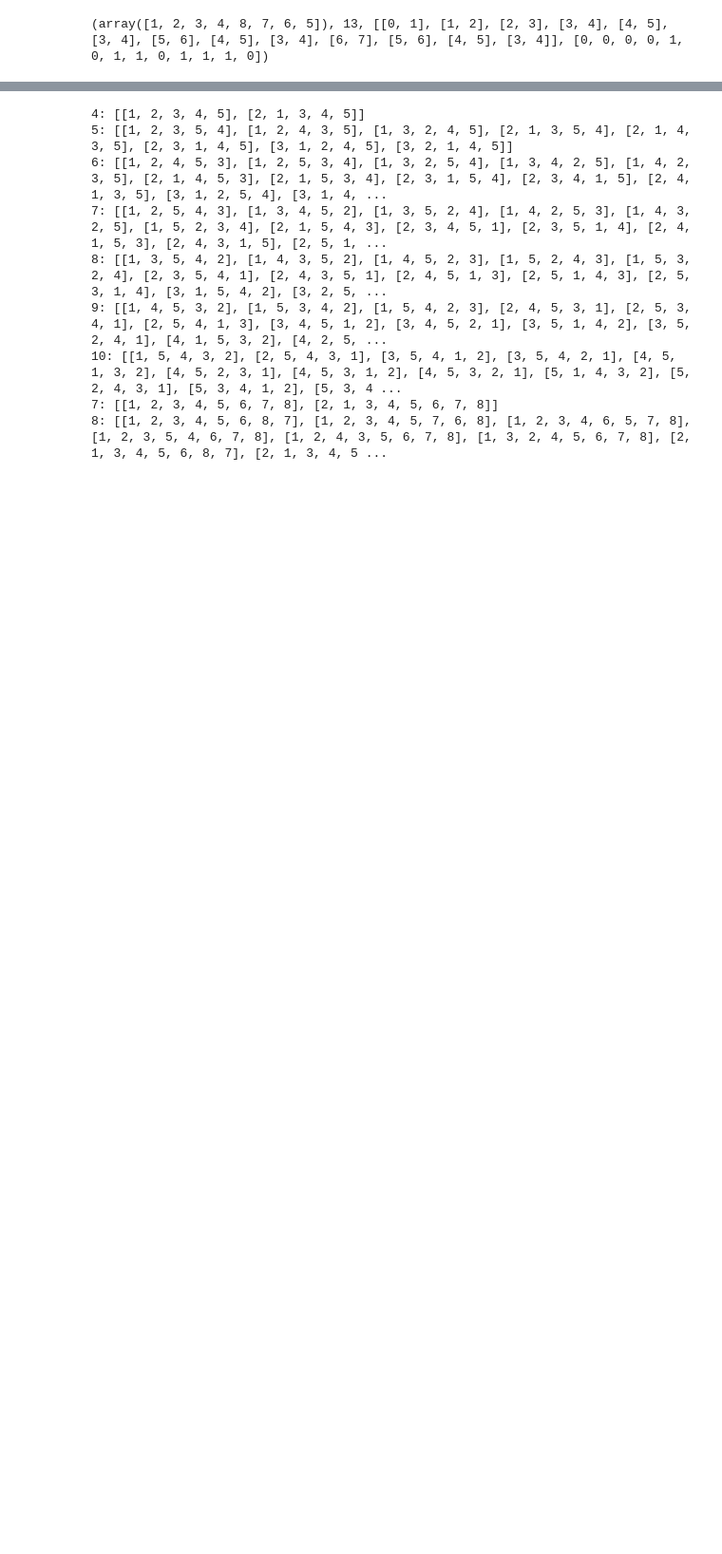
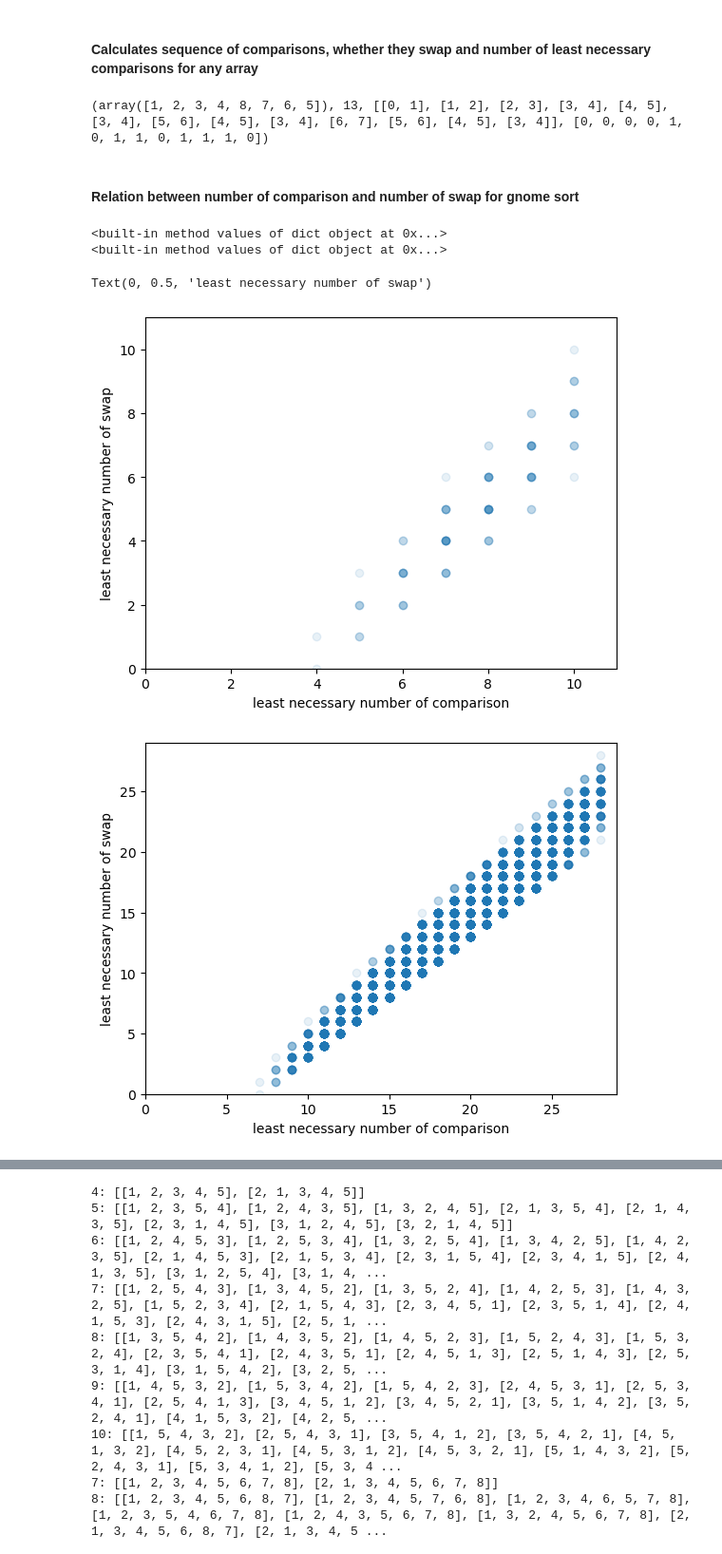
Before and after one commit to qguo7749/SSL_teaching, a Jupyter notebook: Gnome_Calcs.ipynb, the cells around one changed output, grey strips where cells are left out. Shown at 95% size. Cells and saved outputs as stored; diff of their text form; code cells hidden in the pictures; blank space fills up the shorter version.

Commit message:
changed example numbers, changed out-of-orderness, revised initial order, and other changes, ready for review

```diff
--- a/Gnome_Calcs.ipynb
+++ b/Gnome_Calcs.ipynb
@@ -14,3 +14,5 @@ warnings.filterwarnings('ignore')
+# %% [markdown]
+#### Calculates sequence of comparisons, whether they swap and number of least necessary comparisons for any array
 # %%
 #calculates sequence of comparisons, whether they swap and number of least necessary comparisons for an array with a certain order (for example: 6 4 3 1 5 2)
 #_f means forward and _b means backward
@@ -70,3 +72,50 @@ arr_test=np.array([1, 2, 3, 4, 8, 7, 6, 5])
 print(imit_seq(arr_test))
 # %% [output]
 (array([1, 2, 3, 4, 8, 7, 6, 5]), 13, [[0, 1], [1, 2], [2, 3], [3, 4], [4, 5], [3, 4], [5, 6], [4, 5], [3, 4], [6, 7], [5, 6], [4, 5], [3, 4]], [0, 0, 0, 0, 1, 0, 1, 1, 0, 1, 1, 1, 0])
+# %% [markdown]
+#### Relation between number of comparison and number of swap for gnome sort
+# %%
+array_5=[1,2,3,4,5]
+pp_5 = permutations(array_5)
+comp_swap_5={}
+for ii in list(pp_5):
+        array,nn,comp_seq,swap_or_not=imit_seq(np.array(ii))
+        array_str=''.join(str(x) for x in array)
+        if array_str not in comp_swap_5.keys():
+            comp_swap_5[array_str]=[nn,sum(swap_or_not)]
+        else:
+            comp_swap_5[array_str]=[nn,sum(swap_or_not)]
+print(comp_swap_5.values)
+x=[elem[0] for elem in comp_swap_5.values()]
+y=[elem[1] for elem in comp_swap_5.values()]
+plt.scatter(x, y,alpha=.1)  # alpha for duplicate points
+plt.xlim(0, 11)
+plt.ylim(0, 11)
+plt.xlabel('least necessary number of comparison')
+plt.ylabel('least necessary number of swap')
+
+array_8=[1,2,3,4,5,6,7,8]
+pp_8 = permutations(array_8)
+comp_swap_8={}
+for ii in list(pp_8):
+        array,nn,comp_seq,swap_or_not=imit_seq(np.array(ii))
+        array_str=''.join(str(x) for x in array)
+        if array_str not in comp_swap_8.keys():
+            comp_swap_8[array_str]=[nn,sum(swap_or_not)]
+        else:
+            comp_swap_8[array_str]=[nn,sum(swap_or_not)]
+print(comp_swap_8.values)
+x=[elem[0] for elem in comp_swap_8.values()]
+y=[elem[1] for elem in comp_swap_8.values()]
+plt.figure()
+plt.scatter(x, y,alpha=.1) # alpha for duplicate points
+plt.xlim(0, 29)
+plt.ylim(0, 29)
+plt.xlabel('least necessary number of comparison')
+plt.ylabel('least necessary number of swap')
+# %% [output]
+<built-in method values of dict object at 0x...>
+<built-in method values of dict object at 0x...>
+Text(0, 0.5, 'least necessary number of swap')
+[figure, added]
+[figure, added]
```
Also changed, not shown: parts of 14 cells of this notebook, 5 other files.
